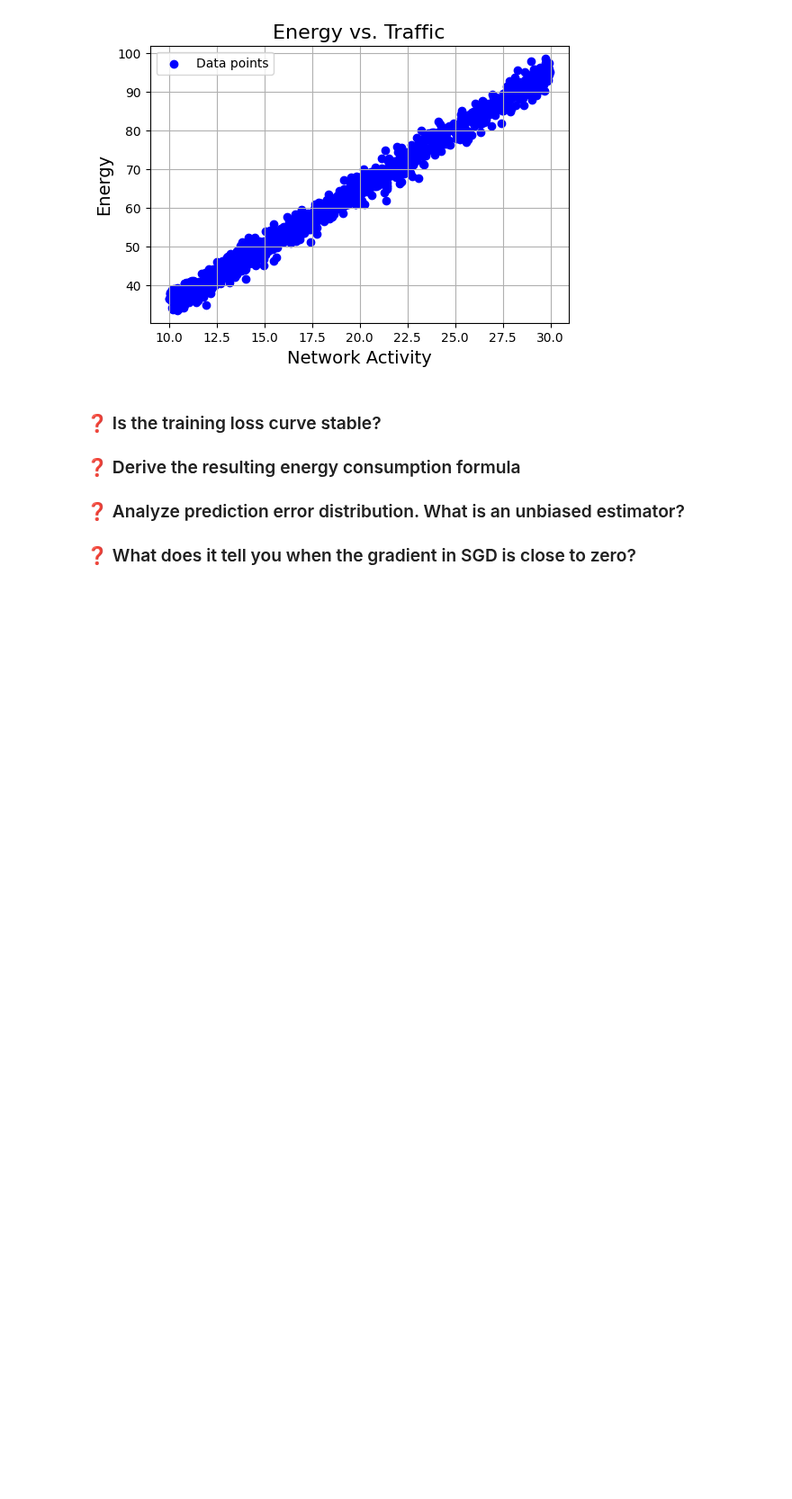
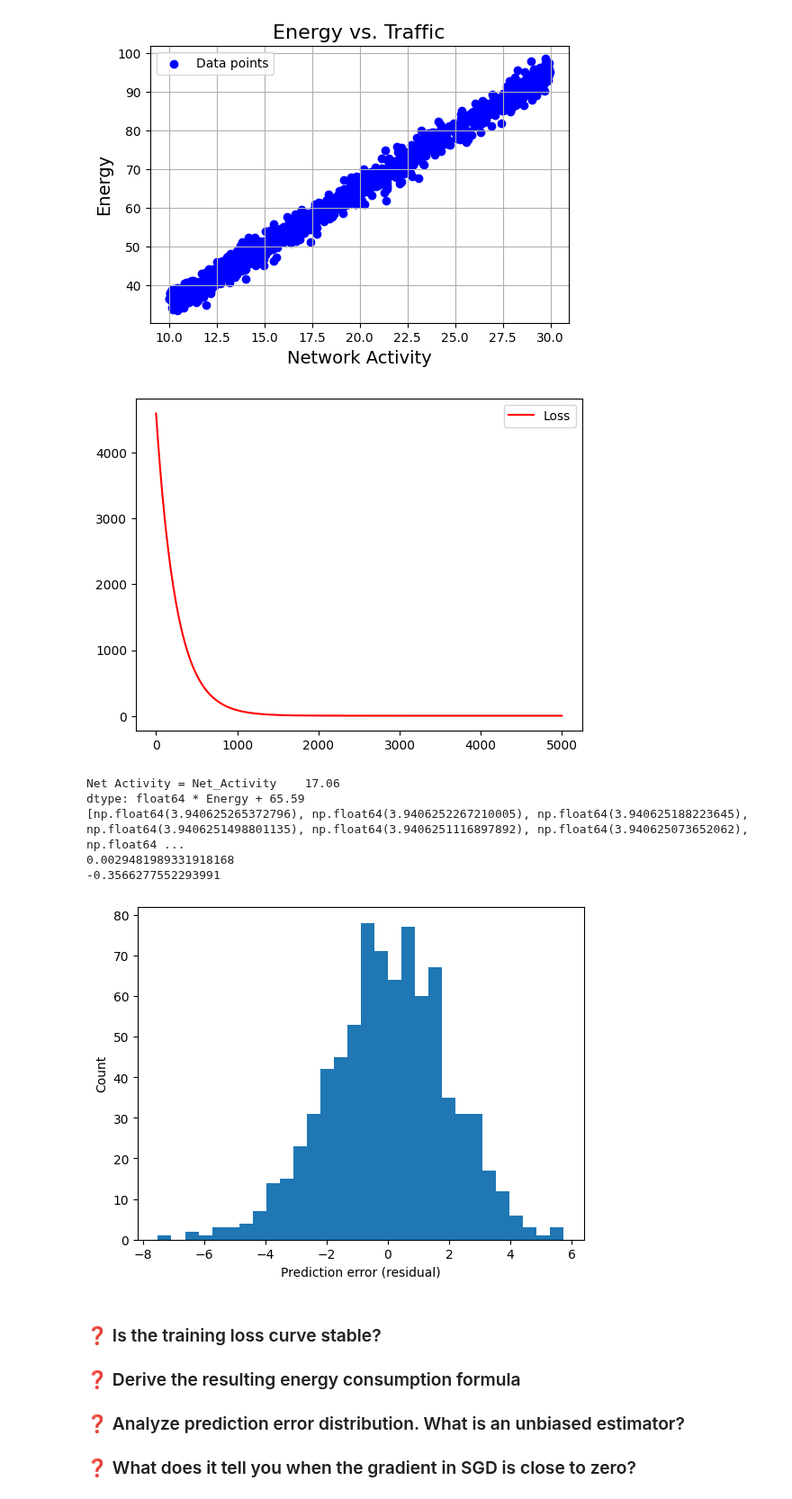
Before and after one commit to torreslutnaes/Intro-ML, a Jupyter notebook: Prosjekter/Prosjekt 1/problem.ipynb, the cells around one changed output. Shown at 90% size. Drawn from its saved outputs; the diff is of its cells as text; code cells hidden in the pictures; blank space fills up the shorter version.

```diff
--- a/Prosjekter/Prosjekt 1/problem.ipynb
+++ b/Prosjekter/Prosjekt 1/problem.ipynb
@@ -73,3 +69,75 @@ plt.show()
+# %%
+# ====================================
+# LOSS CURVE
+import pandas as pd
+import numpy as np
+import matplotlib.pyplot as plt
+from linear_models import LinearRegression
+from sklearn.model_selection import train_test_split
+
+
+data = pd.read_csv("regression.csv")
+X = data[["Net_Activity"]] #2D, for å gjøre plottinga med X.shape[] enklere
+y = data["Energy"]
+X_train, X_test, y_train, y_test = train_test_split(X,y,test_size= 0.2)
+
+# Regn ut gjennomsnitt og standardavvik
+X_mean = X_train.mean()
+X_std = X_train.std()
+
+# Skalering
+X_train_scaled = (X_train - X_mean) / X_std
+X_test_scaled = (X_test - X_mean) / X_std
+
+lin_reg = LinearRegression(lr=0.001, n_iterations=5000)
+lin_reg.fit(X_train_scaled, y_train)
+epoch_list = np.arange(lin_reg.n_iterations)
+
+plt.plot(epoch_list, lin_reg.loss_history, c = 'Red', label="Loss")
+plt.legend()
+plt.show()
+
+#Yes, we have a stable loss curve, after scaling with mean and std.
+
+# ====================================
+
+#FITTED CURVE AND DERIVE ENERGY CONSUMPTION FORMULA
+#We use our computed values for weights and bias:
+print(f'Net Activity = {lin_reg.weights.round(2)} * Energy + {lin_reg.bias.round(2)}')
+
+#PREDICTION ERROR DISTRIBUTION
+# An unbiased estimator is, from statistics an estimator with expected value equal to the value it wants to estimate.
+# For our case, we do so many simulations, that the central limit theorem gets useful, and this gives us an estimator that should have
+# expected value equal to the mean.
+
+train_predictions = lin_reg.predict(X_train_scaled)
+train_residuals = y_train - train_predictions
+
+test_predictions = lin_reg.predict(X_test_scaled)
+test_residuals = y_test - test_predictions
+
+#Print og plott av residualene (feilleddene=)
+print(lin_reg.loss_history[-10:])
+print(train_residuals.mean())
+print(test_residuals.mean())
+plt.hist(train_residuals, bins=30)
+plt.xlabel("Prediction error (residual)")
+plt.ylabel("Count")
+plt.show()
+
+#Kommentar: Her måtte jeg endre iterasjoner fra 1000 til 10000, slik at feilen gikk mot 0
+
+# SGD close to zero
+# When the SGD is close to zero it means that we are close to minimum of the loss function. The model has converged, changes in the parameters
+# make insignificant changes to the model.
+# %% [output]
+[figure, added]
+Net Activity = Net_Activity    17.06
+dtype: float64 * Energy + 65.59
+[np.float64(3.940625265372796), np.float64(3.9406252267210005), np.float64(3.940625188223645), np.float64(3.9406251498801135), np.float64(3.9406251116897892), np.float64(3.940625073652062), np.float64 ...
+0.0029481989331918168
+-0.3566277552293991
+[figure, added]
 # %% [markdown]
 ### ❓ Is the training loss curve stable?
 
```
Also changed, not shown: parts of 2 cells of this notebook, 3 other files.
